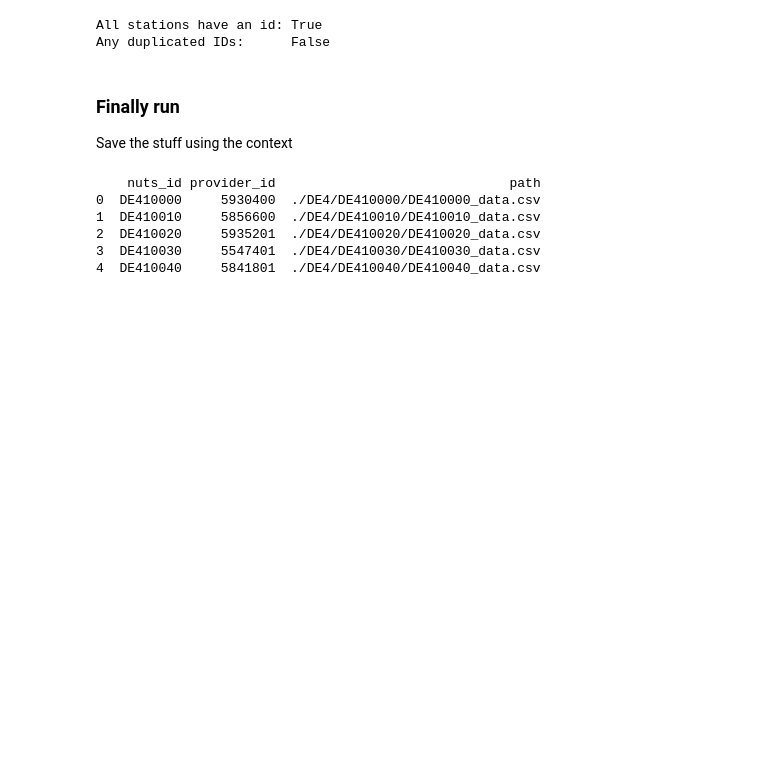
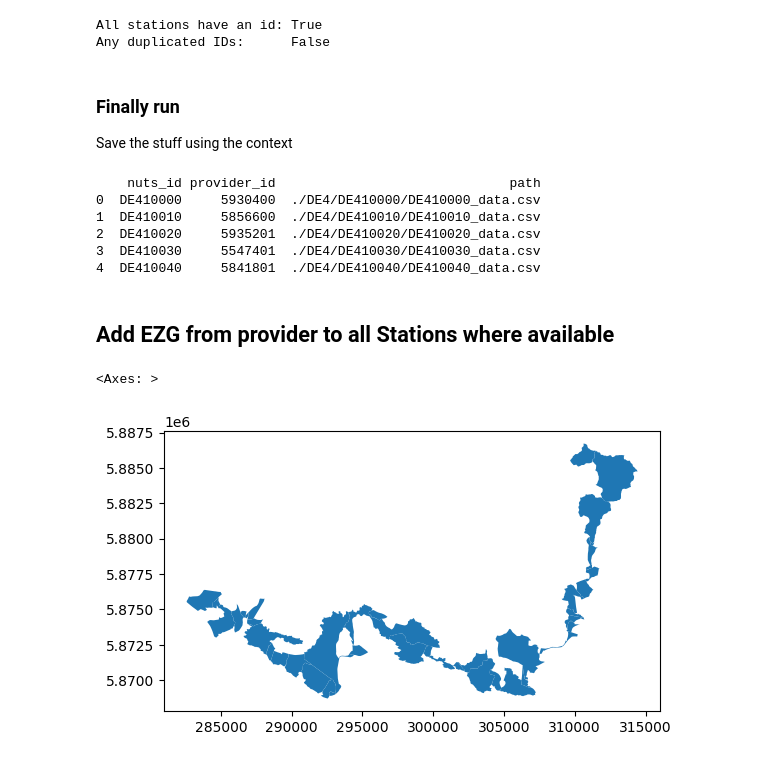
Before and after one commit to CAMELS-DE/camelsp, a Jupyter notebook: scripts/preprocess_de4.ipynb, the cells around one changed output. Saved outputs shown, nothing was run; the diff lists cells and outputs as text; code cells hidden in the pictures; blank space fills up the shorter version.

```diff
--- a/scripts/preprocess_de4.ipynb
+++ b/scripts/preprocess_de4.ipynb
@@ -619,3 +620,37 @@ with Bundesland('Brandenburg') as bl:
 2  DE410020     5935201  ./DE4/DE410020/DE410020_data.csv
 3  DE410030     5547401  ./DE4/DE410030/DE410030_data.csv
 4  DE410040     5841801  ./DE4/DE410040/DE410040_data.csv
+# %% [markdown]
+## Add EZG from provider to all Stations where available
+# %%
+gdf_ezg = gpd.read_file(os.path.join(BASE, '../Shapes/Brandenburg_Shapes/ezg25/ezg25_20211105/ezg25.shp'))
+
+# save errors
+errors = []
+
+# for id in gdf_meta['PEGELID'].values:
+#     # init station via PKZ, ignore warnings as we use provider_id instead of camels_id
+#     try:
+#         with warnings.catch_warnings():
+#             warnings.simplefilter('ignore')
+#             s = Station(id)
+#     except ValueError as e:
+#         errors.append(e)
+#         continue
+
+#     # get catchment geometry for id
+#     catchment = gdf_meta[gdf_meta['PEGELID'] == id].iloc[[0]]
+
+#     # save catchment geometry
+#     s.save_catchment_geometry(catchment, datasource='federal_agency')
+
+# # print results and number of errors
+# if len(errors) > 0:
+#     print("Errors:")
+#     for e in errors:
+#         print(e)
+# %%
+gdf_ezg[gdf_ezg['GEW_KENNZ'] == '5912'].plot()
+# %% [output]
+<Axes: >
+[figure, added]
```
Also changed, not shown: parts of 2 cells of this notebook, 11 other files.
